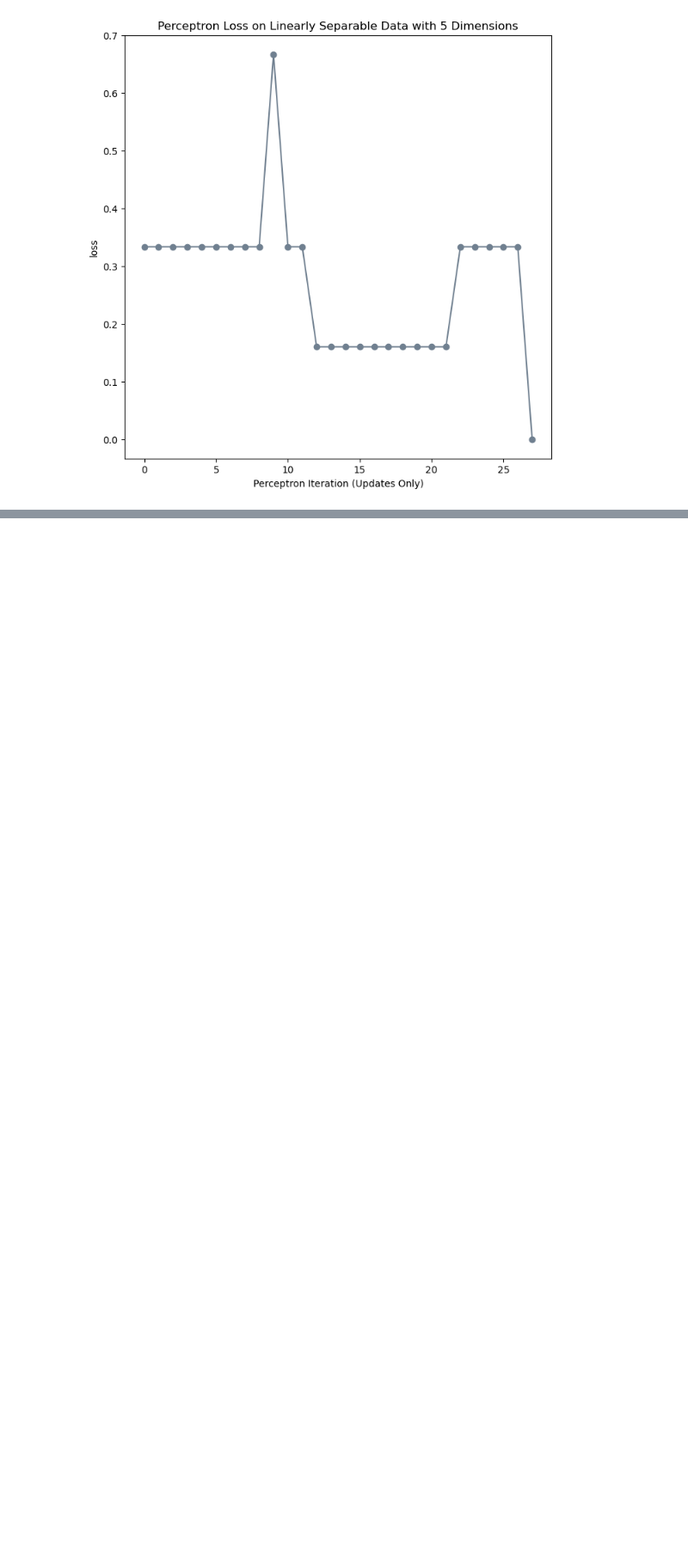
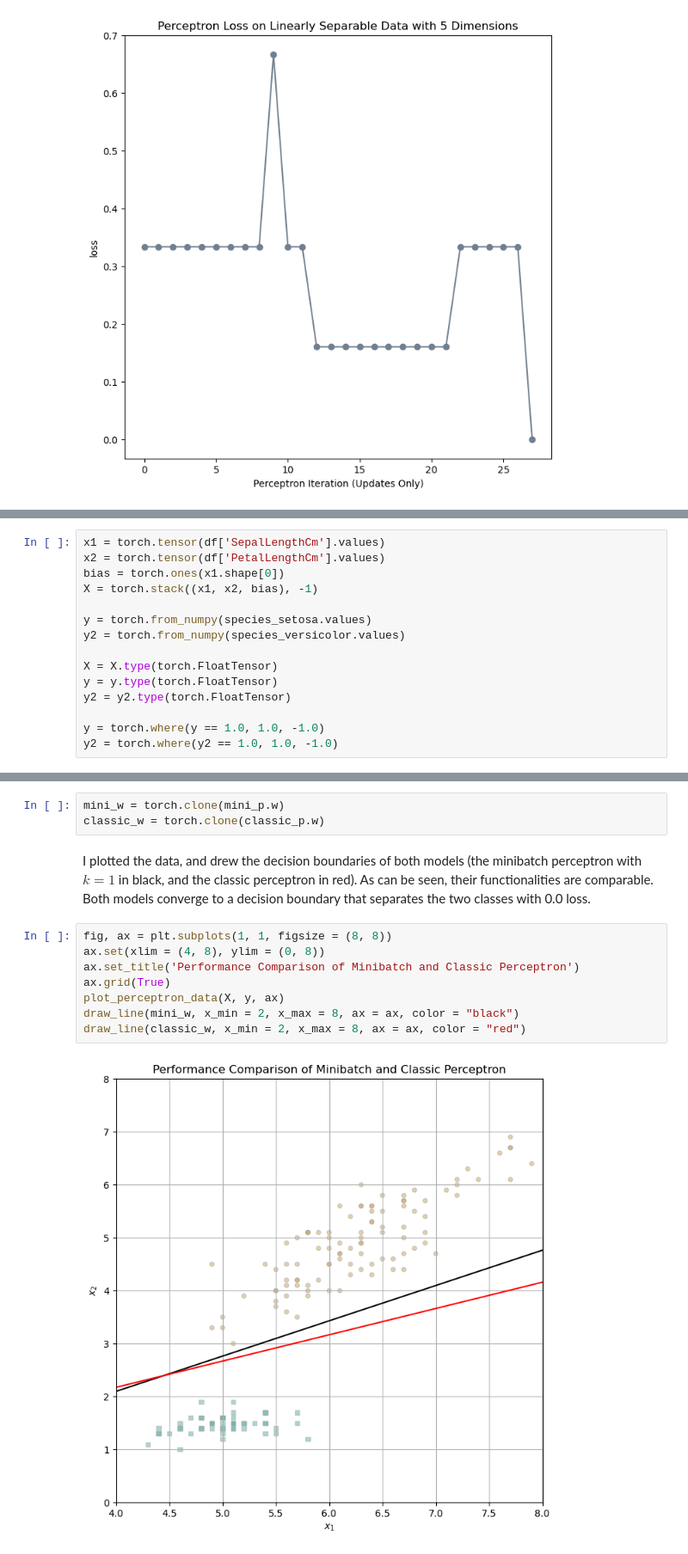
Before and after one commit to opfleet/opfleet.github.io, a Jupyter notebook: posts/PerceptronPost/index.ipynb, the cells around one changed output, grey strips where cells are left out. Shown at 86% size. Cells and saved outputs as stored; diff of their text form; blank space fills up the shorter version.

Commit message:
Minibatch on Perceptron Completed
Also, began Newton's Optimizer, quarto rendered

```diff
--- a/posts/PerceptronPost/index.ipynb
+++ b/posts/PerceptronPost/index.ipynb
@@ -361,0 +372,15 @@ labs = plt.gca().set(xlabel = "Perceptron Iteration (Updates Only)", ylabel = "l
+# %%
+x1 = torch.tensor(df['SepalLengthCm'].values)
+x2 = torch.tensor(df['PetalLengthCm'].values)
+bias = torch.ones(x1.shape[0])
+X = torch.stack((x1, x2, bias), -1)
+
+y = torch.from_numpy(species_setosa.values)
+y2 = torch.from_numpy(species_versicolor.values)
+
+X = X.type(torch.FloatTensor)
+y = y.type(torch.FloatTensor)
+y2 = y2.type(torch.FloatTensor)
+
+y = torch.where(y == 1.0, 1.0, -1.0)
+y2 = torch.where(y2 == 1.0, 1.0, -1.0)
@@ -361,0 +440,15 @@ labs = plt.gca().set(xlabel = "Perceptron Iteration (Updates Only)", ylabel = "l
+# %%
+mini_w = torch.clone(mini_p.w)
+classic_w = torch.clone(classic_p.w)
+# %% [markdown]
+I plotted the data, and drew the decision boundaries of both models (the minibatch perceptron with $k=1$ in black, and the classic perceptron in red). As can be seen, their functionalities are comparable. Both models converge to a decision boundary that separates the two classes with 0.0 loss.
+# %%
+fig, ax = plt.subplots(1, 1, figsize = (8, 8))
+ax.set(xlim = (4, 8), ylim = (0, 8))
+ax.set_title('Performance Comparison of Minibatch and Classic Perceptron')
+ax.grid(True)
+plot_perceptron_data(X, y, ax)
+draw_line(mini_w, x_min = 2, x_max = 8, ax = ax, color = "black")
+draw_line(classic_w, x_min = 2, x_max = 8, ax = ax, color = "red")
+# %% [output]
+[figure, added]
```
Also changed, not shown: parts of 14 cells of this notebook, 12 other files.
